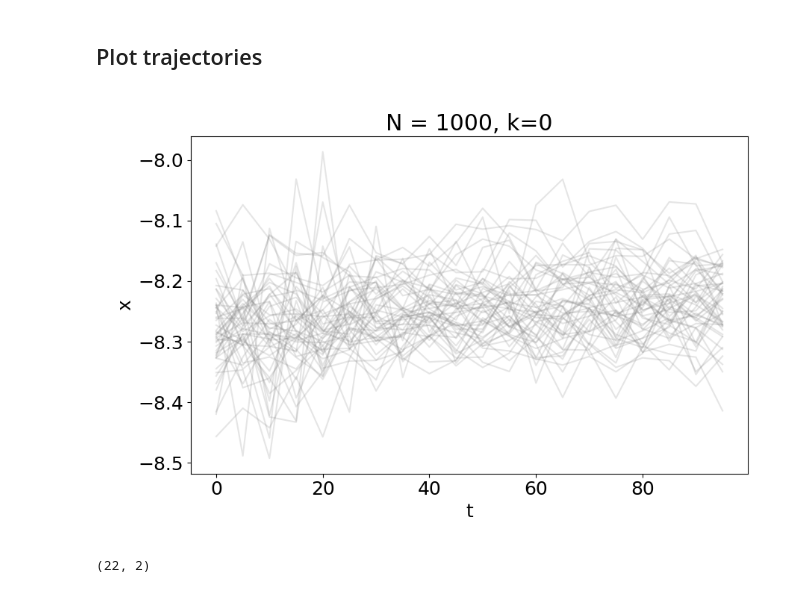
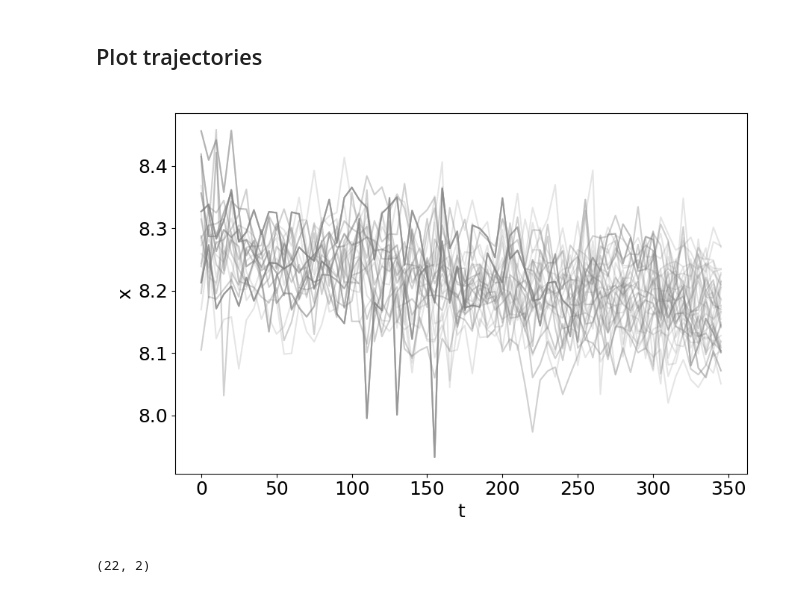
Before and after one commit to AlessandroLovo/REA-Veros, a Jupyter notebook: demo/visualize.ipynb, the cells around one changed output. Drawn from its saved outputs; the diff is of its cells as text; code cells hidden in the pictures.

Commit message:
Visualizing the partial results

```diff
--- a/demo/visualize.ipynb
+++ b/demo/visualize.ipynb
@@ -37,7 +39,7 @@ reload(rec)
 # %% [output]
 <module 'reconstruct' from '/media/alessandro/OS/Users/ale57/Documents/0. Lyon/WORK/REA-Veros/demo/reconstruct.py'>
 # %%
-rec_dict = rec.reconstruct(f'{folder}/i0019')
+rec_dict = rec.reconstruct(f'{folder}/i0006')
 # %% [output]
 DONE
 # %%
@@ -70,23 +72,23 @@ for i,f in tqdm(enumerate(rec_dict['folders'])):
 # %%
 plt.close(1)
 fig, ax = plt.subplots(num=1, figsize=(9,6))
 
 for traj in rec_trajs.values():
-    plt.plot(traj[:,0]-traj[0,0], traj[:,1], color='gray', alpha=0.2)
+    plt.plot(traj[:,0]-traj[0,0], -traj[:,1], color='gray', alpha=0.2)
 
 # for seg in killed_trajs:
 #     for traj in seg.values():
 #         plt.plot(traj[:,0], traj[:,1], color='red', alpha=0.2)
 
 # plt.axhline(0, color='black', linestyle='dashed')
 
 plt.xlabel('t')
 plt.ylabel('x')
-plt.title('N = 1000, k=0')
+# plt.title('N = 1000, k=0')
 
 fig.tight_layout()
 # %% [output]
-[figure, old version]
+[figure, new version]
 # %%
 traj.shape
 # %% [output]
```
Also changed, not shown: parts of 1 cell of this notebook.
